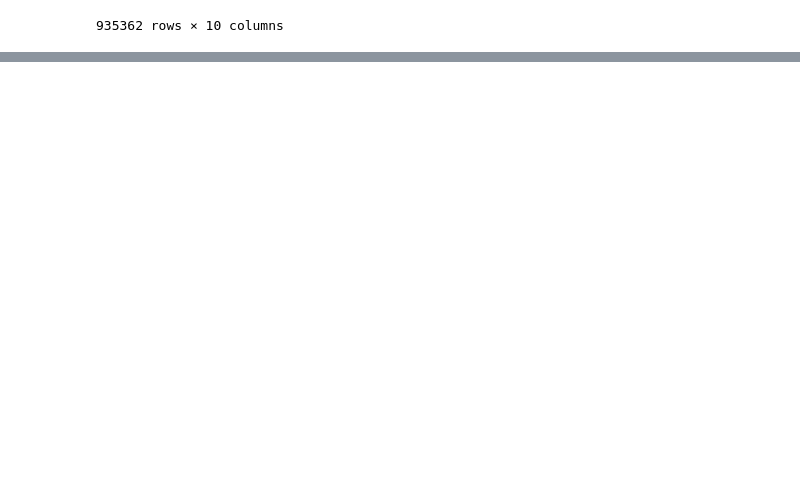
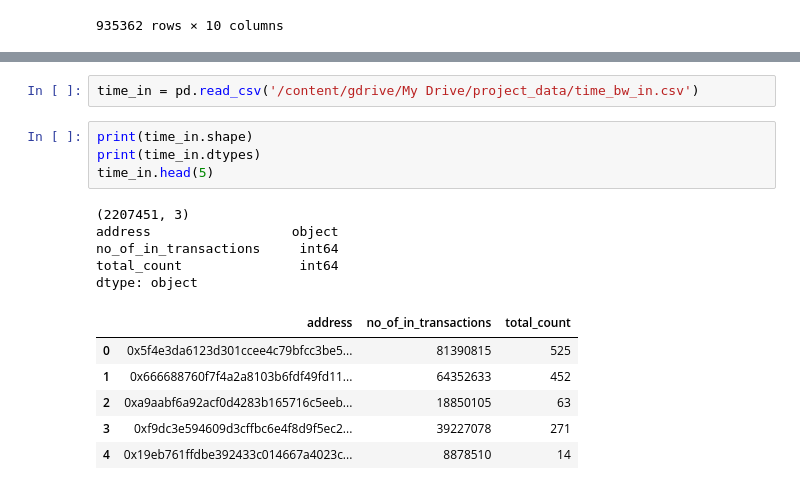
Before and after one commit to m-shilpa/ethereum-data-analysis, a Jupyter notebook: joined_data.ipynb, the cells around one changed output, grey strips where cells are left out. Cells and saved outputs as stored; diff of their text form; blank space fills up the shorter version.

```diff
--- a/joined_data.ipynb
+++ b/joined_data.ipynb
@@ -109,0 +126,18 @@ data.shape
+# %%
+time_in = pd.read_csv('/content/gdrive/My Drive/project_data/time_bw_in.csv')
+# %%
+print(time_in.shape)
+print(time_in.dtypes)
+time_in.head(5)
+# %% [output]
+(2207451, 3)
+address                  object
+no_of_in_transactions     int64
+total_count               int64
+dtype: object
+|  | address | no_of_in_transactions | total_count |
+| 0 | 0x5f4e3da6123d301ccee4c79bfcc3be5... | 81390815 | 525 |
+| 1 | 0x666688760f7f4a2a8103b6fdf49fd11... | 64352633 | 452 |
+| 2 | 0xa9aabf6a92acf0d4283b165716c5eeb... | 18850105 | 63 |
+| 3 | 0xf9dc3e594609d3cffbc6e4f8d9f5ec2... | 39227078 | 271 |
+| 4 | 0x19eb761ffdbe392433c014667a4023c... | 8878510 | 14 |
```
Also changed, not shown: parts of 31 cells of this notebook.
